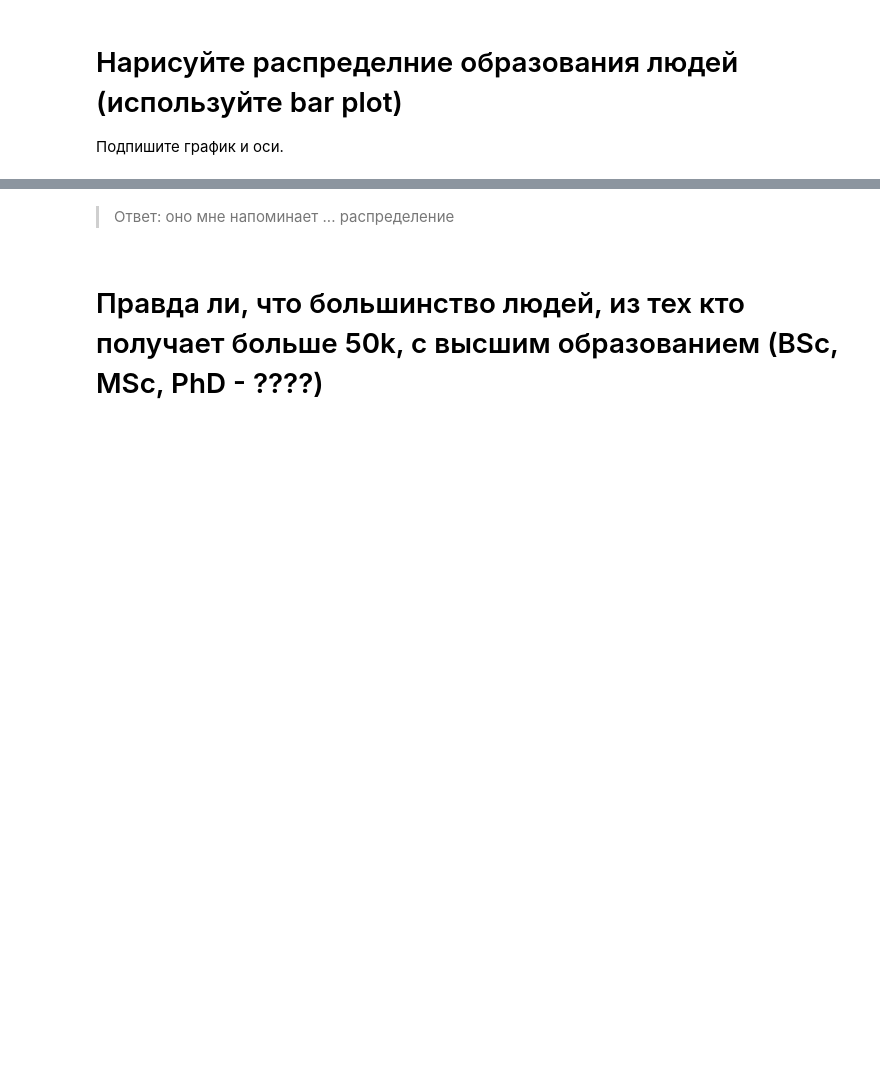
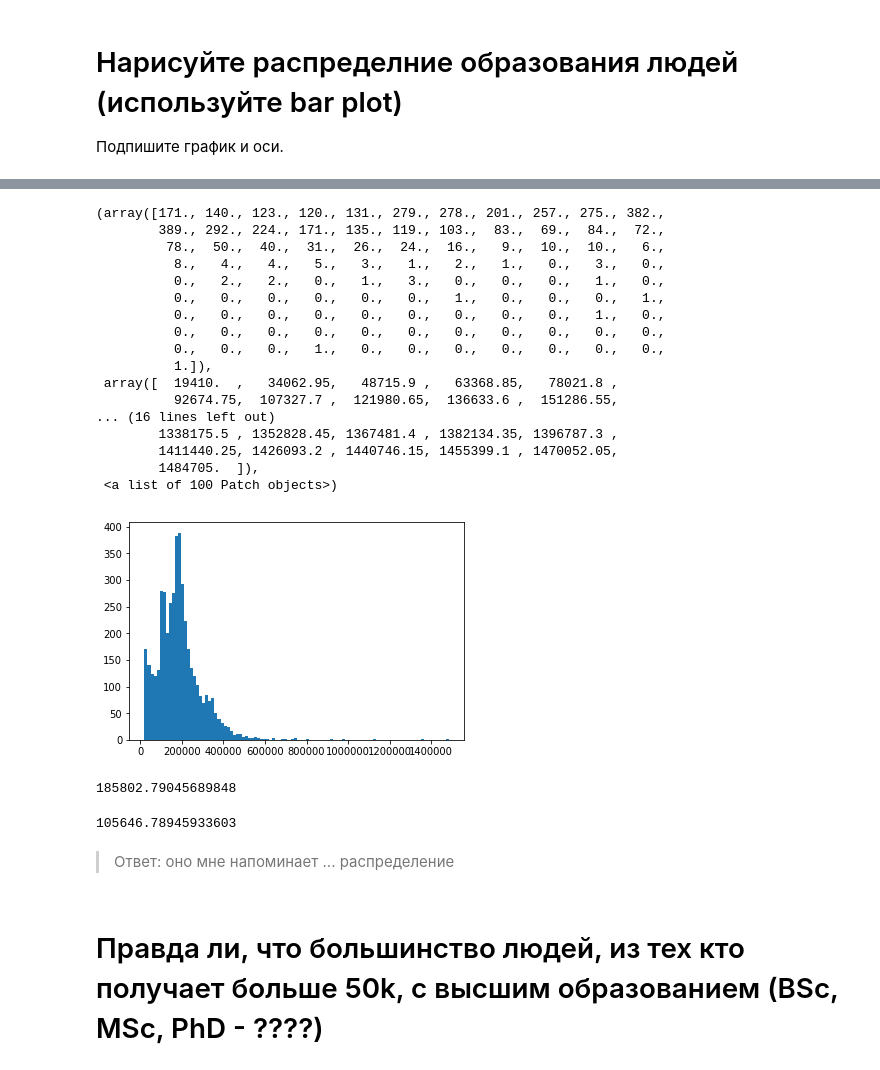
Before and after one commit to z3hdro/AppliedPythonAtom, a Jupyter notebook: homeworks/homework_05_ml/2/adult_hw.ipynb, the cells around one changed output, grey strips where cells are left out. Saved outputs shown, nothing was run; the diff lists cells and outputs as text; code cells hidden in the pictures; blank space fills up the shorter version.

```diff
--- a/homeworks/homework_05_ml/2/adult_hw.ipynb
+++ b/homeworks/homework_05_ml/2/adult_hw.ipynb
@@ -53,0 +85,29 @@ df.head()
+# %%
+plt.hist(df[df['marital-status'] == ' Divorced']['fnlwgt'], bins=100)
+# %% [output]
+(array([171., 140., 123., 120., 131., 279., 278., 201., 257., 275., 382.,
+        389., 292., 224., 171., 135., 119., 103.,  83.,  69.,  84.,  72.,
+         78.,  50.,  40.,  31.,  26.,  24.,  16.,   9.,  10.,  10.,   6.,
+          8.,   4.,   4.,   5.,   3.,   1.,   2.,   1.,   0.,   3.,   0.,
+          0.,   2.,   2.,   0.,   1.,   3.,   0.,   0.,   0.,   1.,   0.,
+          0.,   0.,   0.,   0.,   0.,   0.,   1.,   0.,   0.,   0.,   1.,
+          0.,   0.,   0.,   0.,   0.,   0.,   0.,   0.,   0.,   1.,   0.,
+          0.,   0.,   0.,   0.,   0.,   0.,   0.,   0.,   0.,   0.,   0.,
+          0.,   0.,   0.,   1.,   0.,   0.,   0.,   0.,   0.,   0.,   0.,
+          1.]),
+ array([  19410.  ,   34062.95,   48715.9 ,   63368.85,   78021.8 ,
+          92674.75,  107327.7 ,  121980.65,  136633.6 ,  151286.55,
+... (16 lines left out)
+        1338175.5 , 1352828.45, 1367481.4 , 1382134.35, 1396787.3 ,
+        1411440.25, 1426093.2 , 1440746.15, 1455399.1 , 1470052.05,
+        1484705.  ]),
+ <a list of 100 Patch objects>)
+[figure, added]
+# %%
+df[df['marital-status'] == ' Divorced']['fnlwgt'].mean()
+# %% [output]
+185802.79045689848
+# %%
+df[df['marital-status'] == ' Divorced']['fnlwgt'].std()
+# %% [output]
+105646.78945933603
```
Also changed, not shown: parts of 19 cells of this notebook, 1 other file.
